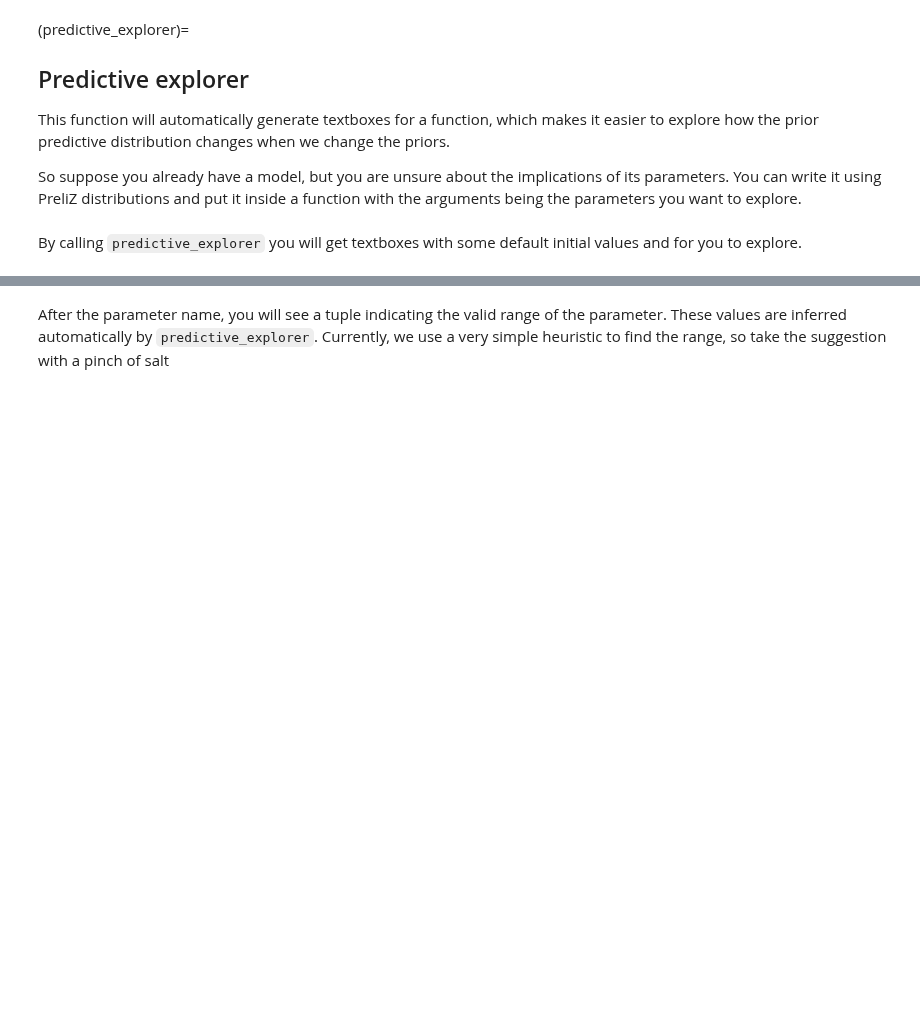
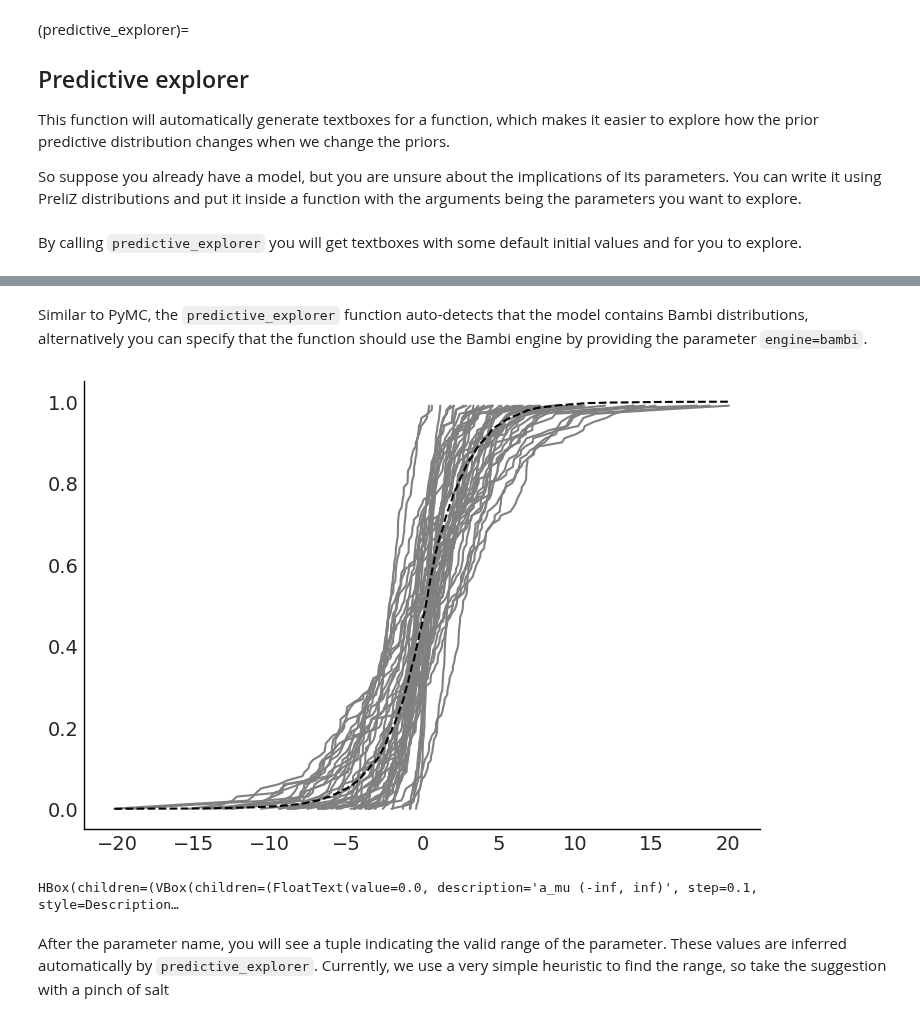
Before and after one commit to arviz-devs/preliz, a Jupyter notebook: docs/examples/observed_space_examples.ipynb, the cells around one changed output, grey strips where cells are left out. Drawn from its saved outputs; the diff is of its cells as text; code cells hidden in the pictures; blank space fills up the shorter version.

```diff
--- a/docs/examples/observed_space_examples.ipynb
+++ b/docs/examples/observed_space_examples.ipynb
@@ -47,3 +71,21 @@ HBox(children=(VBox(children=(FloatText(value=0.0, description='a_mu (-inf, inf)
+# %%
+data = pd.DataFrame(
+    {
+        "y": np.random.normal(size=100),
+        "x": np.random.normal(size=100),
+    }
+)
+def a_bambi_model(a_mu, a_sigma):
+    prior = {"Intercept": bmb.Prior("Normal", mu=a_mu, sigma=a_sigma)}
+    a_model = bmb.Model("y ~ x", data, priors=prior)
+    return a_model
+# %% [markdown]
+Similar to PyMC, the `predictive_explorer` function auto-detects that the model contains Bambi distributions, alternatively you can specify that the function should use the Bambi engine by providing the parameter `engine=bambi`.
+# %%
+pz.predictive_explorer(a_bambi_model)
+# %% [output]
+[figure, added]
+HBox(children=(VBox(children=(FloatText(value=0.0, description='a_mu (-inf, inf)', step=0.1, style=Description…
 # %% [markdown]
  After the parameter name, you will see a tuple indicating the valid range of the parameter. These values are inferred automatically by `predictive_explorer`. Currently, we use a very simple heuristic to find the range, so take the suggestion with a pinch of salt
 # %% [markdown]
```
Also changed, not shown: parts of 11 cells of this notebook.
